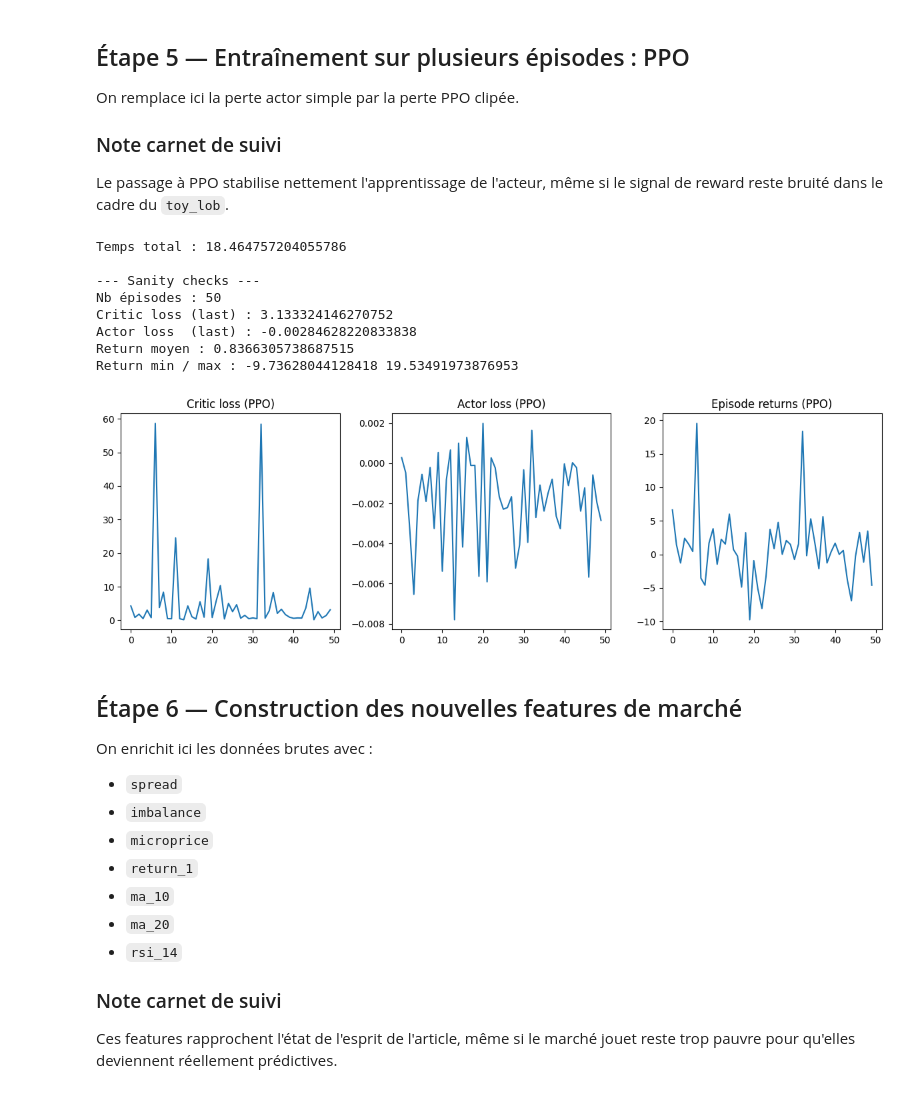
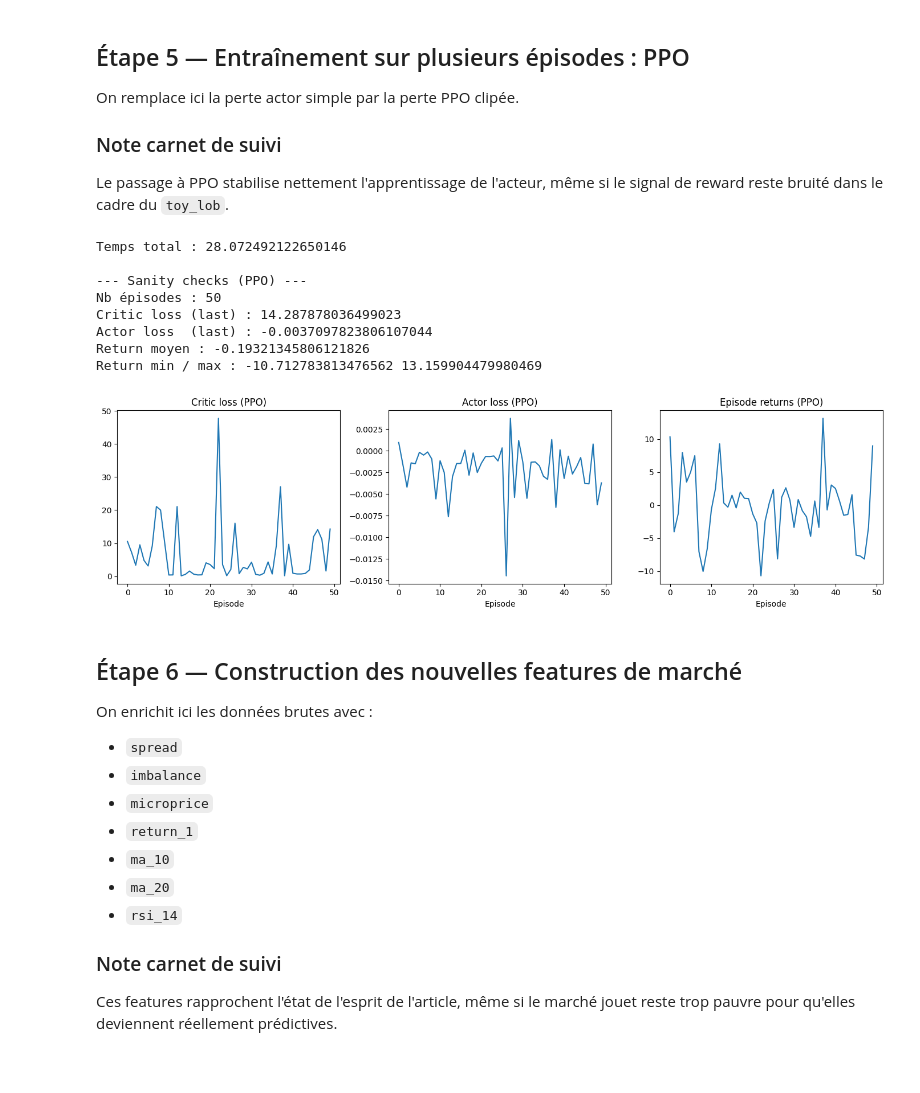
Before and after one commit to francois2004/mm-rl, a Jupyter notebook: notebooks/notebook_suivi_rl_toylob.ipynb, the cells around one changed output. Drawn from its saved outputs; the diff is of its cells as text; code cells hidden in the pictures; blank space fills up the shorter version.

```diff
--- a/notebooks/notebook_suivi_rl_toylob.ipynb
+++ b/notebooks/notebook_suivi_rl_toylob.ipynb
@@ -352,74 +304,44 @@ actor = ActorNet(
     delta_max=0.05
 ).to(device)
 
 critic = CriticNet(
     state_dim=env.state_dim,
     hidden_size=64,
     n_layers=3
 ).to(device)
 
 actor_optimizer = torch.optim.Adam(actor.parameters(), lr=3e-4)
 critic_optimizer = torch.optim.Adam(critic.parameters(), lr=3e-4)
 
 t0 = time.time()
 
-history_ppo = tr_lp.train_ppo(
+history_ppo, elapsed_ppo = run_training_experiment(
+    train_fn=tr_lp.train_ppo,
     env=env,
     actor=actor,
     critic=critic,
     actor_optimizer=actor_optimizer,
     critic_optimizer=critic_optimizer,
     device=device,
     gamma=0.99,
     n_episodes=50,
     n_epochs_actor=5,
     n_epochs_critic=5,
     random_reset=True,
     max_steps=200,
-    verbose=False
+    verbose=False,
+    label="PPO"
 )
-
-elapsed = time.time() - t0
-print("Temps total :", elapsed)
-
-critic_loss_ppo = history_ppo["critic_loss"]
-actor_loss_ppo = history_ppo["actor_loss"]
-returns_ppo = history_ppo["episode_return"]
-
-print("\n--- Sanity checks ---")
-print("Nb épisodes :", len(returns_ppo))
-print("Critic loss (last) :", critic_loss_ppo[-1])
-print("Actor loss  (last) :", actor_loss_ppo[-1])
-print("Return moyen :", sum(returns_ppo)/len(returns_ppo))
-print("Return min / max :", min(returns_ppo), max(returns_ppo))
 # %% [output]
-Temps total : 18.464757204055786
+Temps total : 28.072492122650146
 
---- Sanity checks ---
+--- Sanity checks (PPO) ---
 Nb épisodes : 50
-Critic loss (last) : 3.133324146270752
-Actor loss  (last) : -0.00284628220833838
-Return moyen : 0.8366305738687515
-Return min / max : -9.73628044128418 19.53491973876953
+Critic loss (last) : 14.287878036499023
+Actor loss  (last) : -0.0037097823806107044
+Return moyen : -0.19321345806121826
+Return min / max : -10.712783813476562 13.159904479980469
+[figure, added]
-# %%
-plt.figure(figsize=(12, 4))
-
-plt.subplot(1, 3, 1)
-plt.plot(critic_loss_ppo)
-plt.title("Critic loss (PPO)")
-
-plt.subplot(1, 3, 2)
-plt.plot(actor_loss_ppo)
-plt.title("Actor loss (PPO)")
-
-plt.subplot(1, 3, 3)
-plt.plot(returns_ppo)
-plt.title("Episode returns (PPO)")
-
-plt.tight_layout()
-plt.show()
-# %% [output]
-[figure, removed]
 # %% [markdown]
 ## Étape 6 — Construction des nouvelles features de marché
 
```
Also changed, not shown: parts of 18 cells of this notebook, 3 other files.
